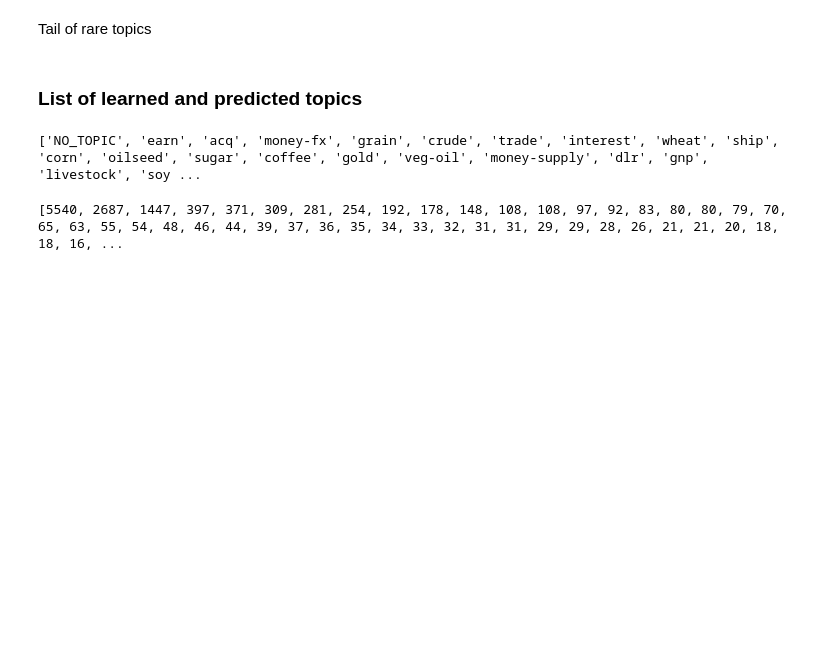
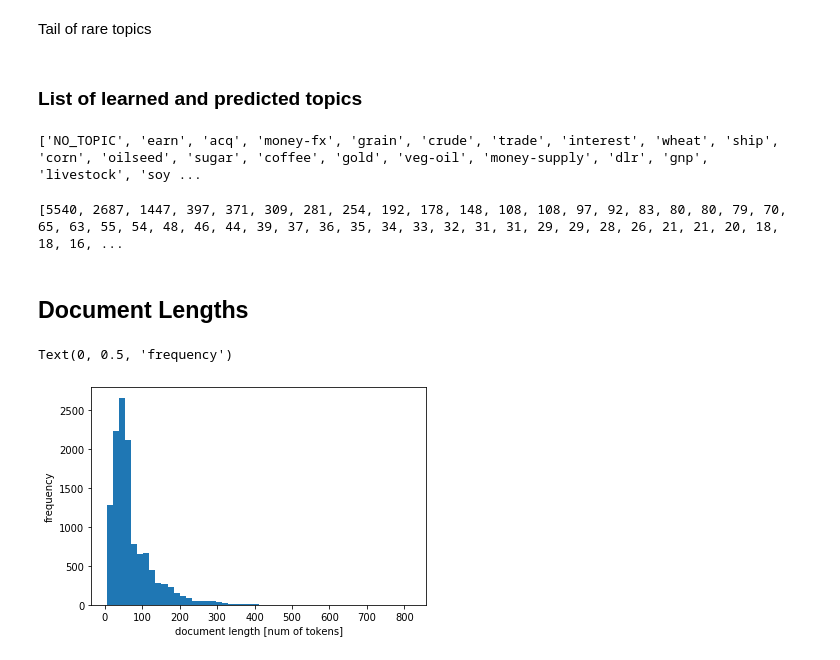
Before and after one commit to skela5528/text_clf, a Jupyter notebook: notebooks/Explore Data.ipynb, the cells around one changed output. Cells and saved outputs as stored; diff of their text form; code cells hidden in the pictures; blank space fills up the shorter version.

Commit message:
notebooks/ExploreData.ipynb: add document lengths hist

```diff
--- a/notebooks/Explore Data.ipynb
+++ b/notebooks/Explore Data.ipynb
@@ -223,3 +223,16 @@ print([topic for topic, count in train_topics_sorted])
 print([count for topic, count in train_topics_sorted])
 # %% [output]
 [5540, 2687, 1447, 397, 371, 309, 281, 254, 192, 178, 148, 108, 108, 97, 92, 83, 80, 80, 79, 70, 65, 63, 55, 54, 48, 46, 44, 39, 37, 36, 35, 34, 33, 32, 31, 31, 29, 29, 28, 26, 21, 21, 20, 18, 18, 16, ...
+# %% [markdown]
+## Document Lengths
+# %%
+train_docs, _, _ = read_data(train_path)
+# %%
+doc_lens = [len(doc.split(' ')) for doc in train_docs]
+# %%
+plt.hist(doc_lens, bins=50)
+plt.xlabel('document length [num of tokens]')
+plt.ylabel('frequency')
+# %% [output]
+Text(0, 0.5, 'frequency')
+[figure, added]
```
Also changed, not shown: parts of 1 cell of this notebook.
